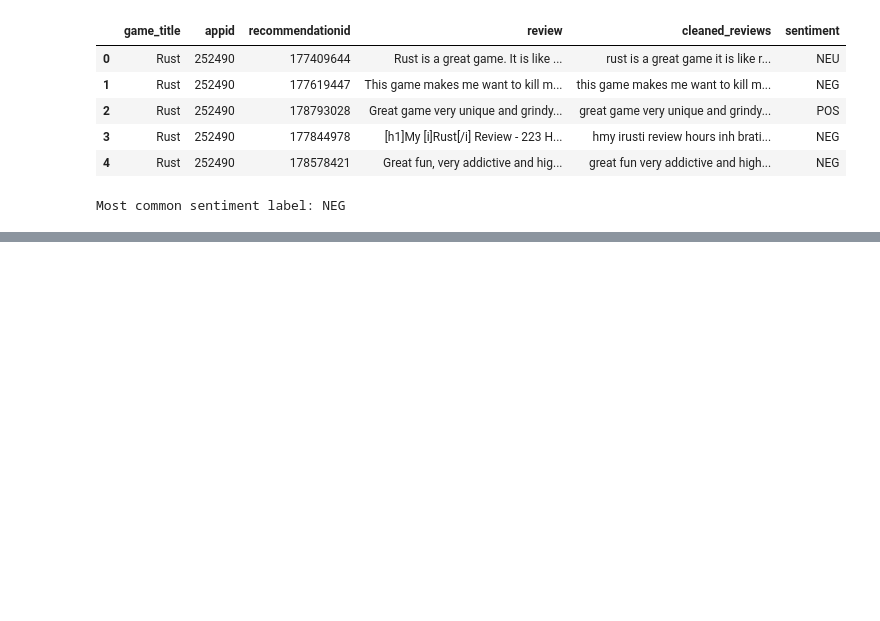
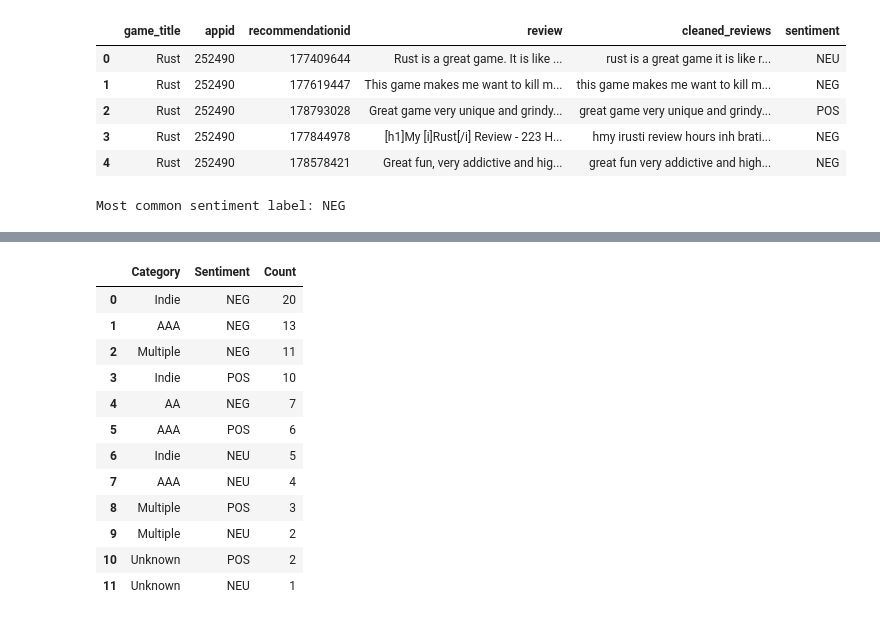
Before and after one commit to evanp28/is310-final-project, a Jupyter notebook: steam_reviews.ipynb, the cells around one changed output, grey strips where cells are left out. Saved outputs shown, nothing was run; the diff lists cells and outputs as text; code cells hidden in the pictures; blank space fills up the shorter version.

```diff
--- a/steam_reviews.ipynb
+++ b/steam_reviews.ipynb
@@ -299,0 +341,16 @@ df2.to_csv('steam_reviews.csv', index=False)
+# %%
+combined_counts
+# %% [output]
+|  | Category | Sentiment | Count |
+| 0 | Indie | NEG | 20 |
+| 1 | AAA | NEG | 13 |
+| 2 | Multiple | NEG | 11 |
+| 3 | Indie | POS | 10 |
+| 4 | AA | NEG | 7 |
+| 5 | AAA | POS | 6 |
+| 6 | Indie | NEU | 5 |
+| 7 | AAA | NEU | 4 |
+| 8 | Multiple | POS | 3 |
+| 9 | Multiple | NEU | 2 |
+| 10 | Unknown | POS | 2 |
+| 11 | Unknown | NEU | 1 |
```
Also changed, not shown: parts of 3 cells of this notebook.
